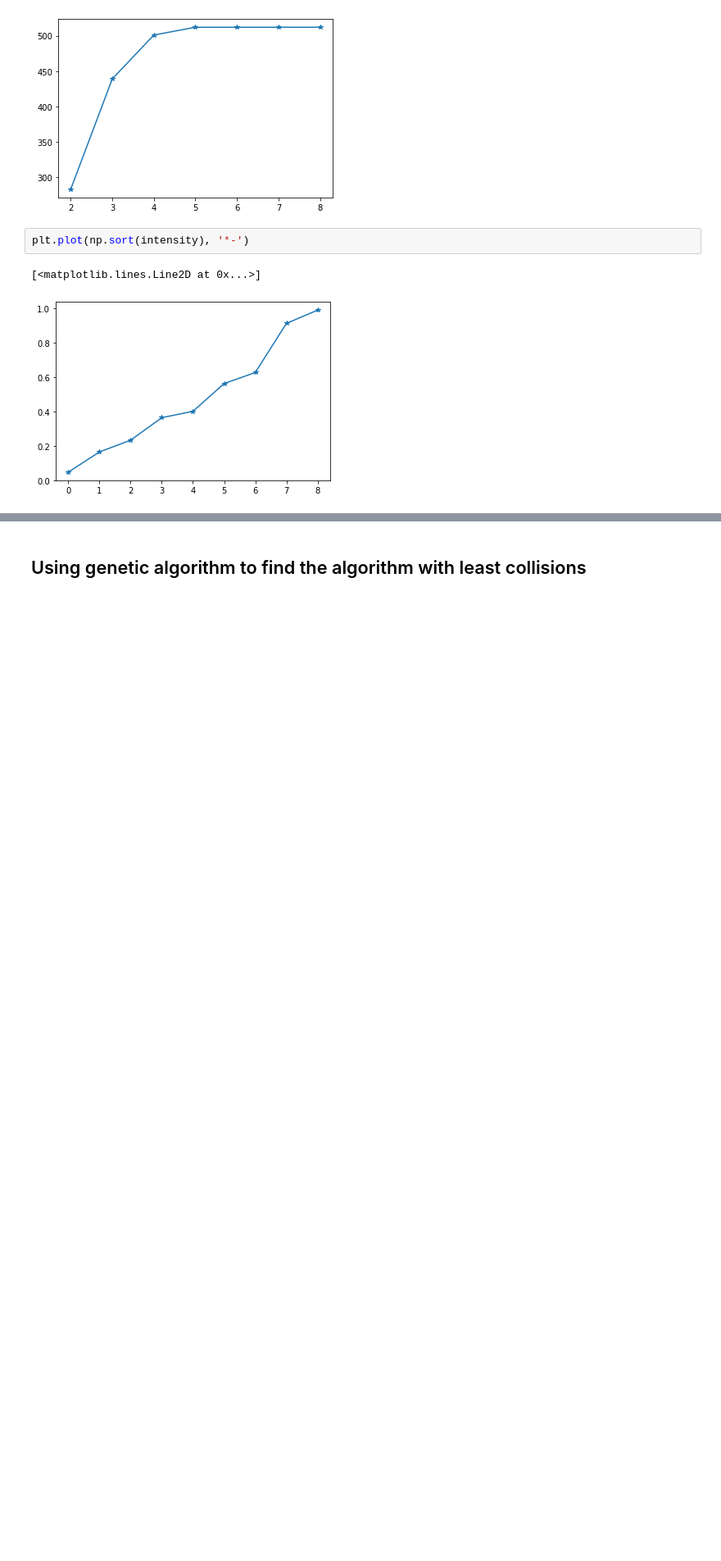
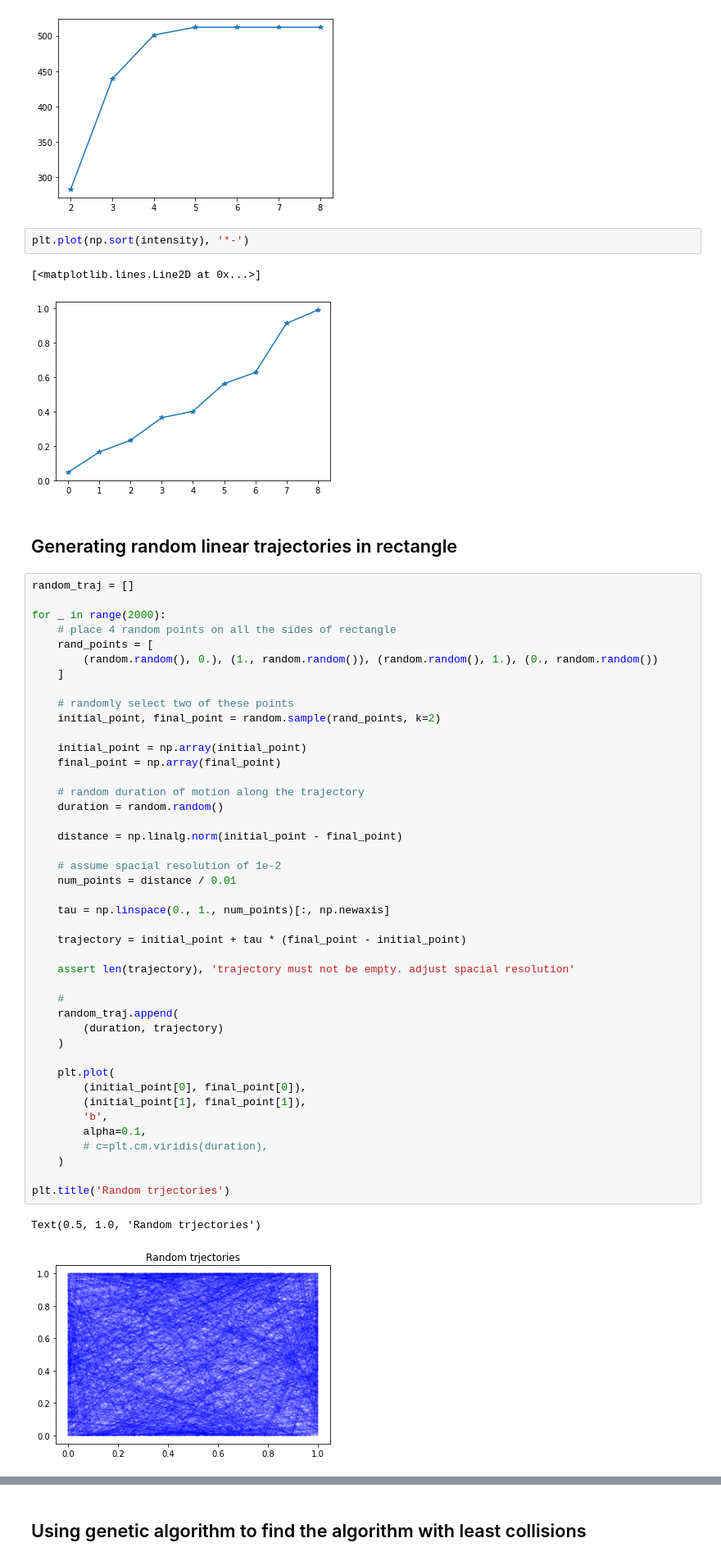
Before and after one commit to dibondar/QSystemIdentification, a Jupyter notebook: darpa_intensity_speed.ipynb, the cells around one changed output, grey strips where cells are left out. Shown: that part at 82% size. Drawn from its saved outputs; the diff is of its cells as text; blank space fills up the shorter version.

Commit message:
useful part: random generation of linear segments filling a rectangular.

```diff
--- a/darpa_intensity_speed.ipynb
+++ b/darpa_intensity_speed.ipynb
@@ -61,3 +60,51 @@ plt.plot(np.sort(intensity), '*-')
 # %% [output]
 [<matplotlib.lines.Line2D at 0x...>]
 [figure]
+# %% [markdown]
+## Generating random linear trajectories in rectangle
+# %%
+random_traj = []
+
+for _ in range(2000):
+    # place 4 random points on all the sides of rectangle
+    rand_points = [
+        (random.random(), 0.), (1., random.random()), (random.random(), 1.), (0., random.random())
+    ]
+
+    # randomly select two of these points
+    initial_point, final_point = random.sample(rand_points, k=2)
+
+    initial_point = np.array(initial_point)
+    final_point = np.array(final_point)
+
+    # random duration of motion along the trajectory
+    duration = random.random()
+
+    distance = np.linalg.norm(initial_point - final_point)
+
+    # assume spacial resolution of 1e-2
+    num_points = distance / 0.01
+
+    tau = np.linspace(0., 1., num_points)[:, np.newaxis]
+
+    trajectory = initial_point + tau * (final_point - initial_point)
+
+    assert len(trajectory), 'trajectory must not be empty. adjust spacial resolution'
+
+    #
+    random_traj.append(
+        (duration, trajectory)
+    )
+
+    plt.plot(
+        (initial_point[0], final_point[0]),
+        (initial_point[1], final_point[1]),
+        'b',
+        alpha=0.1,
+        # c=plt.cm.viridis(duration),
+    )
+
+plt.title('Random trjectories')
+# %% [output]
+Text(0.5, 1.0, 'Random trjectories')
+[figure, added]
```
Also changed, not shown: parts of 19 cells of this notebook.
